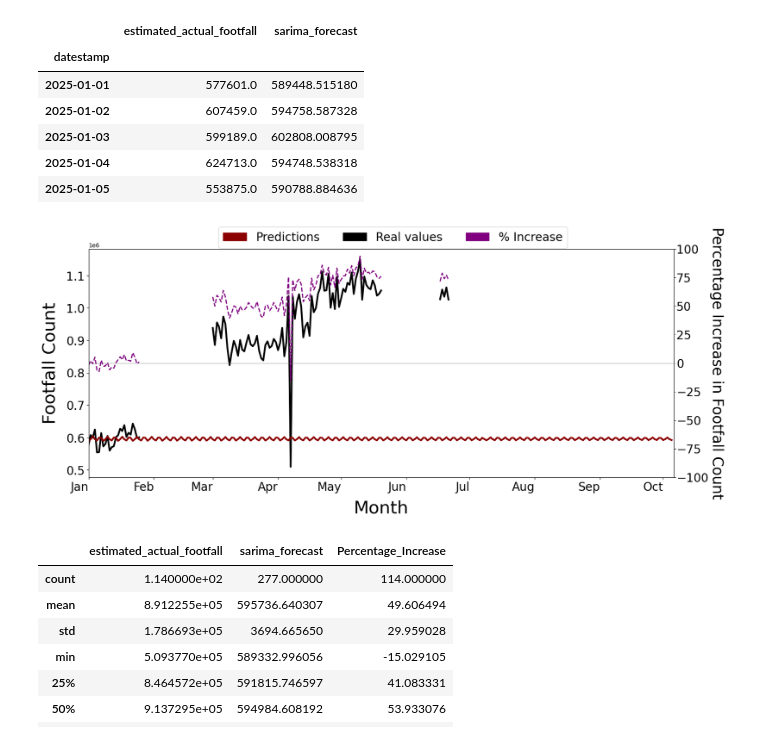
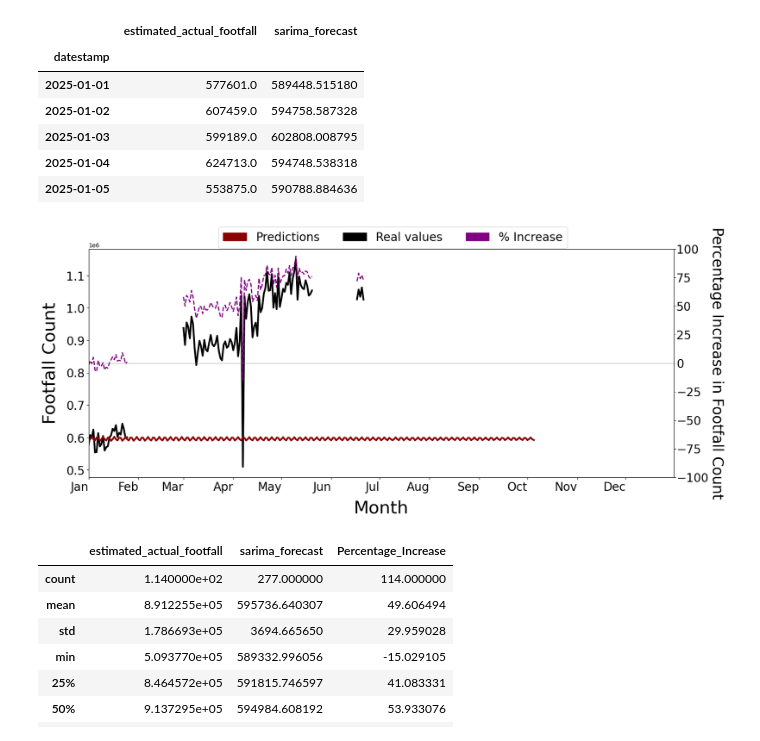
Before and after one commit to MarionC749/LIDA-Footfall-Bradford2025, a Jupyter notebook: Bradford District MetOffice/SARIMAX/3- Model- SARIMAX.ipynb, the cells around one changed output. Drawn from its saved outputs; the diff is of its cells as text; code cells hidden in the pictures.

```diff
--- a/Bradford District MetOffice/SARIMAX/3- Model- SARIMAX.ipynb
+++ b/Bradford District MetOffice/SARIMAX/3- Model- SARIMAX.ipynb
@@ -1665,36 +1670,36 @@ predictions_2025.plot(y='estimated_actual_footfall', ax=ax, color='black', linew
 predictions_2025.plot(y='sarima_forecast', ax=ax, color='darkred', linewidth=3, legend =False)
 
 #Plot percentage increase on secondary axis
 if include_percent_increase==True:
     ax2 = ax.twinx()
     predictions_2025.plot(y='Percentage_Increase', ax=ax2, color='purple', linewidth=2, legend =False, linestyle = 'dashed')
     ax2.set_ylabel('Percentage Increase in Footfall Count', fontsize=25, rotation=270, labelpad=27)
     ax2.tick_params(axis='both', which='major', labelsize=20, pad=1)
     ax2.set_ylim(-100,100)
 
 #Set x axis to show month names, and tick parameters
 ax.xaxis.set_major_locator(mdates.MonthLocator())
 ax.xaxis.set_major_formatter(mdates.DateFormatter('%b'))
-#Force x axis to start in Jan up to last date
-ax.set_xlim([pd.Timestamp('2025-01-01'), pd.Timestamp('2025-10-06')])
+#Force x axis to start in Jan to Dec
+ax.set_xlim([pd.Timestamp('2025-01-01'), pd.Timestamp('2025-12-31')])
 ax.tick_params(axis='x', labelsize=20, rotation=0)
 ax.tick_params(axis='y', labelsize=20)
 
 #Set labels of axes
 ax.set_xlabel('Month', fontsize = 30, labelpad=12)
 ax.set_ylabel ('Footfall Count',fontsize=30, labelpad=12)
 
 #Legend
 colors_leg = ['darkred', 'black', 'purple']
 texts = ['Predictions', 'Real values','% Increase']
 patches = [ mpatches.Patch(color=colors_leg[i], label="{:s}".format(texts[i]) ) for i in range(len(texts)) ]
 
 plt.axhline(y = 0, color = 'grey', linestyle = '-', linewidth=1)
 plt.legend(handles=patches, bbox_to_anchor=(0.52, 1.05), loc='center', ncol=3, prop={'size': 20});
 
 plt.show()
 # %% [output]
-[figure, old version]
+[figure, new version]
 # %%
 #Get yearly average of the %increase
 predictions_2025.describe()
```
Also changed, not shown: parts of 15 cells of this notebook.
